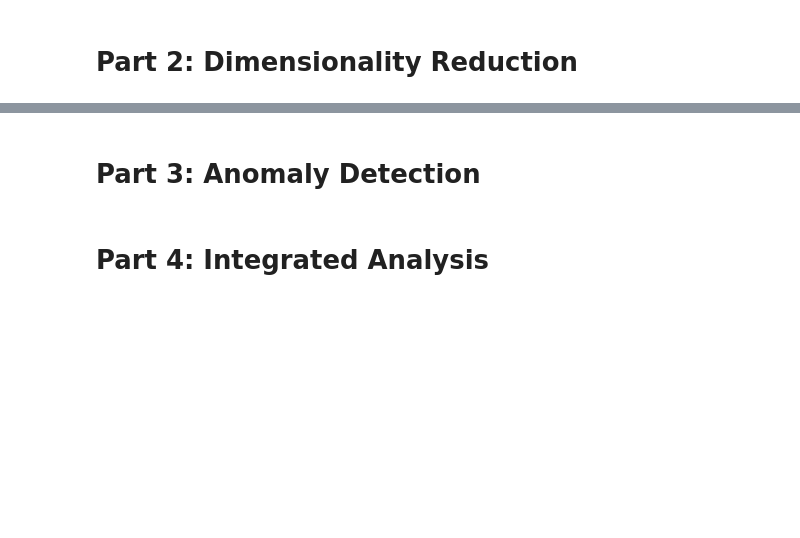
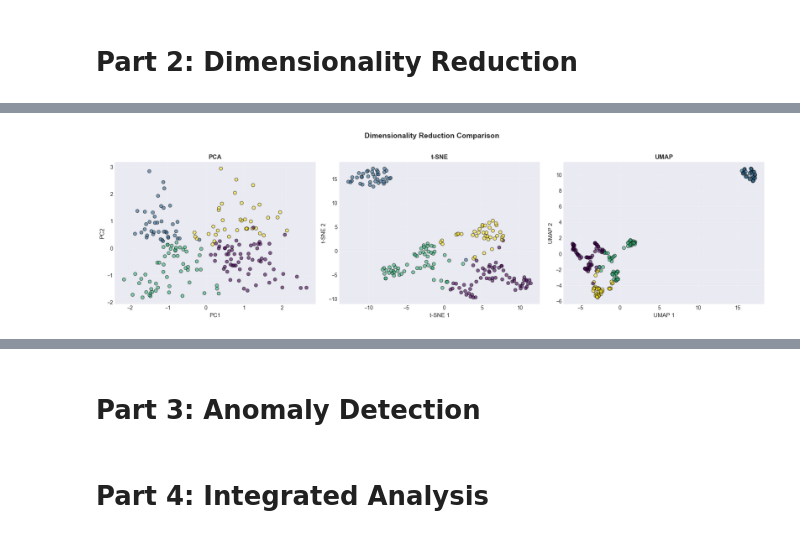
Before and after one commit to Timitan/COMP9130_MP, a Jupyter notebook: mini-project-3/notebooks/analysis.ipynb, the cells around one changed output, grey strips where cells are left out. Drawn from its saved outputs; the diff is of its cells as text; code cells hidden in the pictures; blank space fills up the shorter version.

Commit message:
add dimensionality reduction for part 2

```diff
--- a/mini-project-3/notebooks/analysis.ipynb
+++ b/mini-project-3/notebooks/analysis.ipynb
@@ -256,0 +316,37 @@ array([ 303.59677996,  331.46486206,  317.53082101,  359.33294416,
+# %%
+### Comparison
+n_plots = 3
+fig, axes = plt.subplots(1, n_plots, figsize=(6*n_plots, 5))
+
+if n_plots == 2:
+    axes = [axes[0], axes[1]]
+
+# PCA plot
+scatter1 = axes[0].scatter(X_pca[:, 0], X_pca[:, 1], c=cluster_labels,
+                          cmap='viridis', alpha=0.6, edgecolors='k', s=40)
+axes[0].set_xlabel('PC1', fontsize=11)
+axes[0].set_ylabel('PC2', fontsize=11)
+axes[0].set_title('PCA', fontsize=12, fontweight='bold')
+axes[0].grid(True, alpha=0.3)
+
+# t-SNE plot
+scatter2 = axes[1].scatter(X_tsne[:, 0], X_tsne[:, 1], c=cluster_labels,
+                          cmap='viridis', alpha=0.6, edgecolors='k', s=40)
+axes[1].set_xlabel('t-SNE 1', fontsize=11)
+axes[1].set_ylabel('t-SNE 2', fontsize=11)
+axes[1].set_title('t-SNE', fontsize=12, fontweight='bold')
+axes[1].grid(True, alpha=0.3)
+
+# UMAP plot (if available)
+scatter3 = axes[2].scatter(X_umap[:, 0], X_umap[:, 1], c=cluster_labels,
+                            cmap='viridis', alpha=0.6, edgecolors='k', s=40)
+axes[2].set_xlabel('UMAP 1', fontsize=11)
+axes[2].set_ylabel('UMAP 2', fontsize=11)
+axes[2].set_title('UMAP', fontsize=12, fontweight='bold')
+axes[2].grid(True, alpha=0.3)
+
+plt.suptitle('Dimensionality Reduction Comparison', fontsize=14, fontweight='bold', y=1.02)
+plt.tight_layout()
+plt.show()
+# %% [output]
+[figure, added]
```
Also changed, not shown: parts of 12 cells of this notebook.
